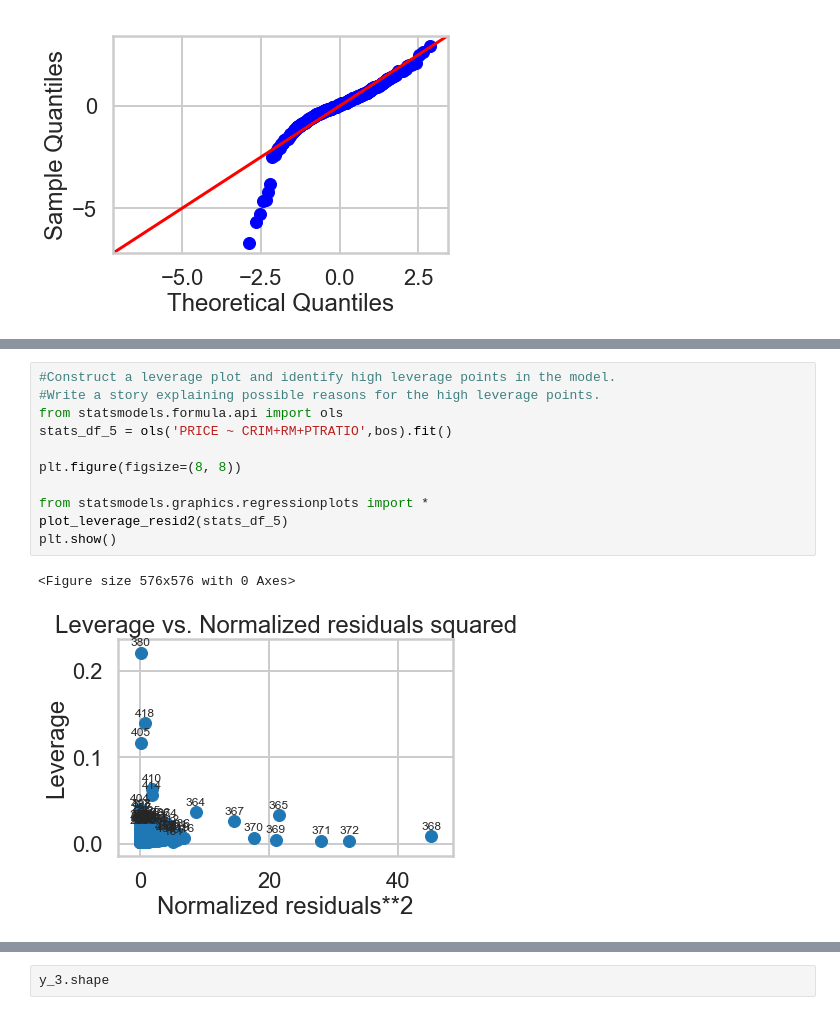
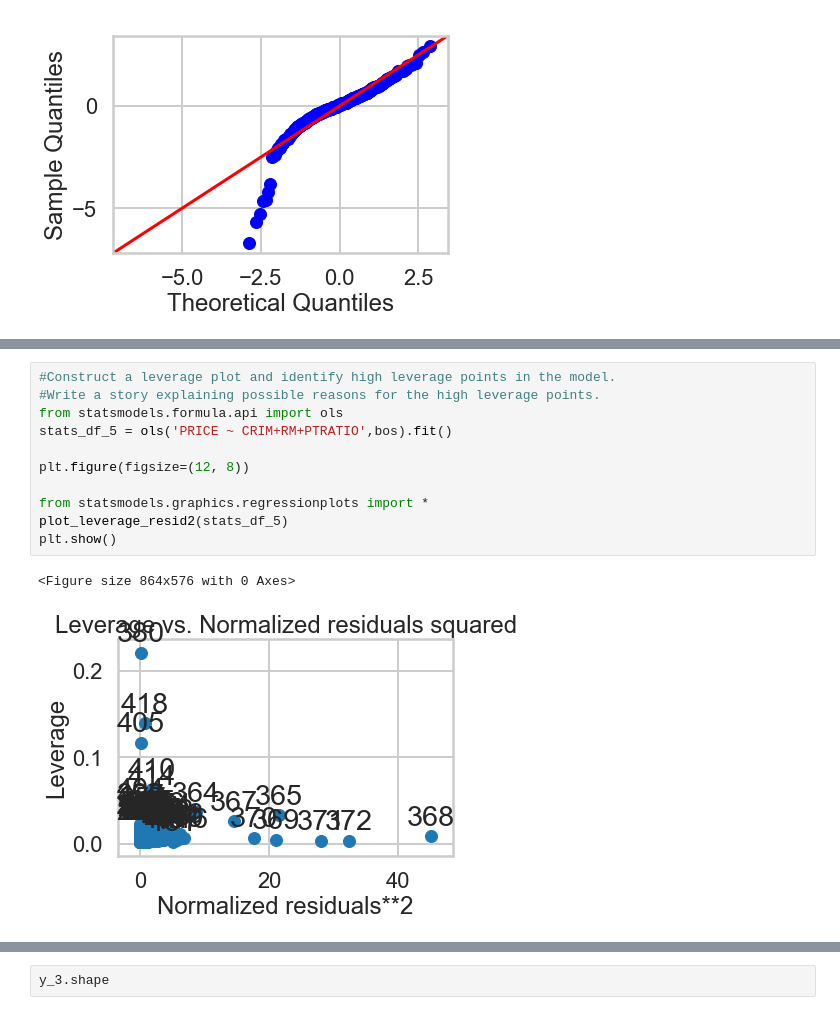
Before and after one commit to venkatram-dev/ml_spring_board, a Jupyter notebook: mec-11.4.1-linear-regression-mini-project/Mini_Project_Linear_Regression.ipynb, the cells around one changed output, grey strips where cells are left out. Drawn from its saved outputs; the diff is of its cells as text.

```diff
--- a/mec-11.4.1-linear-regression-mini-project/Mini_Project_Linear_Regression.ipynb
+++ b/mec-11.4.1-linear-regression-mini-project/Mini_Project_Linear_Regression.ipynb
@@ -1507,15 +1390,15 @@ pt_df_3[(np.abs(pt_df_3.PTRATIO-mean_pt_3)>(3*standard_dev_pt_3))]
 # %%
 #Construct a leverage plot and identify high leverage points in the model.
 #Write a story explaining possible reasons for the high leverage points.
 from statsmodels.formula.api import ols
 stats_df_5 = ols('PRICE ~ CRIM+RM+PTRATIO',bos).fit()
 
-plt.figure(figsize=(8, 8))
+plt.figure(figsize=(12, 8))
 
 from statsmodels.graphics.regressionplots import *
 plot_leverage_resid2(stats_df_5)
 plt.show()
 # %% [output]
-<Figure size 576x576 with 0 Axes>
+<Figure size 864x576 with 0 Axes>
-[figure, old version]
+[figure, new version]
 # %%
```
Also changed, not shown: parts of 53 cells of this notebook.
